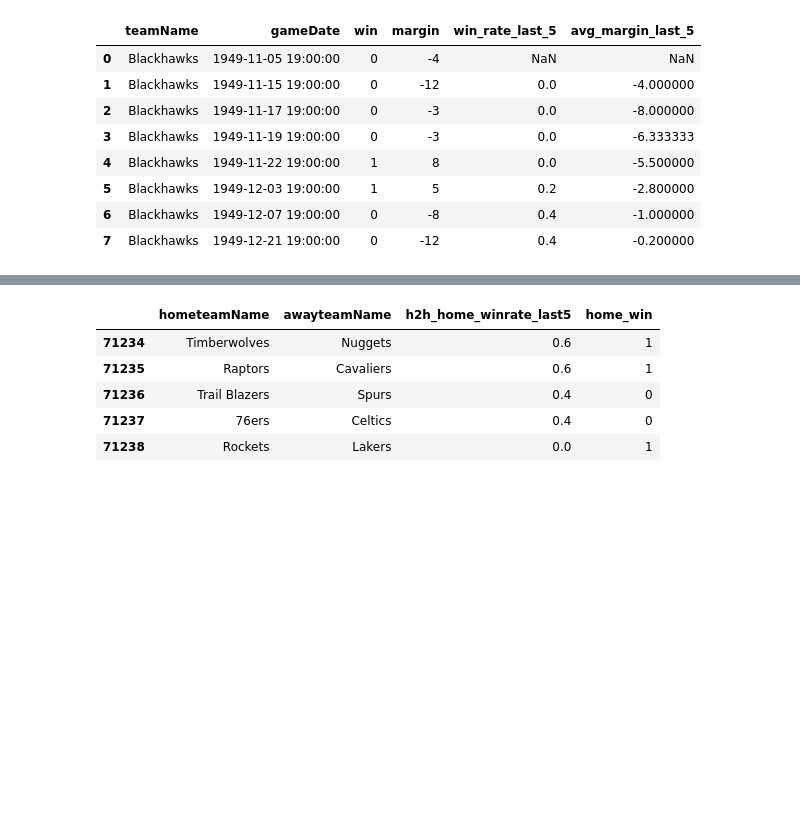
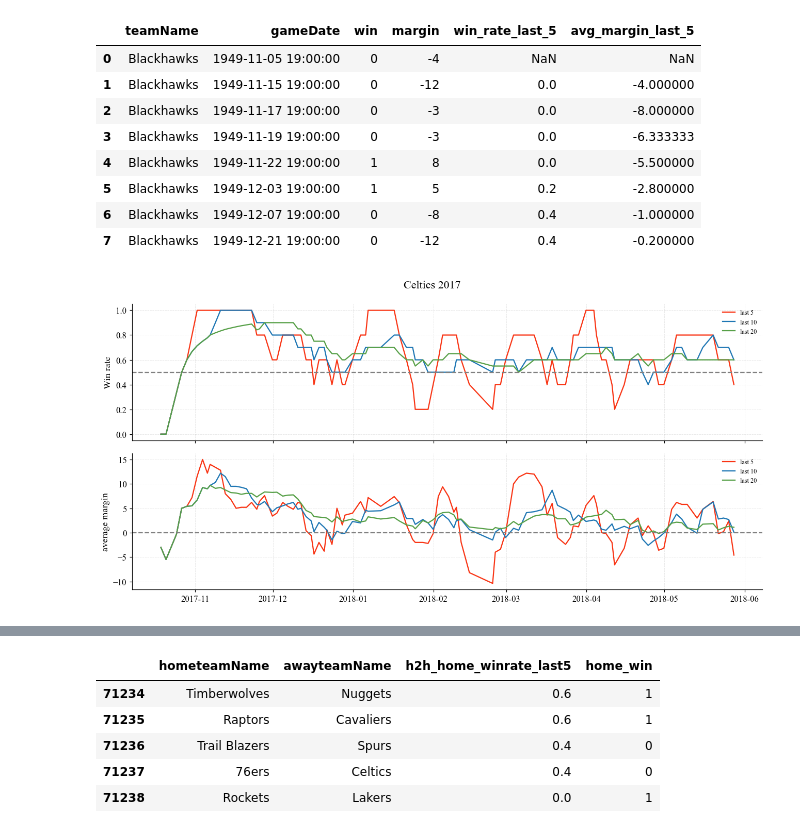
Before and after one commit to klp-data/nba-game-predictor, a Jupyter notebook: notebooks/02_feature_engineering.ipynb, the cells around one changed output, grey strips where cells are left out. Saved outputs shown, nothing was run; the diff lists cells and outputs as text; code cells hidden in the pictures; blank space fills up the shorter version.

```diff
--- a/notebooks/02_feature_engineering.ipynb
+++ b/notebooks/02_feature_engineering.ipynb
@@ -153,3 +164,33 @@ team_games[['teamName', 'gameDate', 'win', 'margin', 'win_rate_last_5', 'avg_mar
 | 5 | Blackhawks | 1949-12-03 19:00:00 | 1 | 5 | 0.2 | -2.800000 |
 | 6 | Blackhawks | 1949-12-07 19:00:00 | 0 | -8 | 0.4 | -1.000000 |
 | 7 | Blackhawks | 1949-12-21 19:00:00 | 0 | -12 | 0.4 | -0.200000 |
+# %%
+# quick check
+team = "Celtics"
+szn = 2017
+
+sample = team_games[
+    (team_games.teamName == team) & (team_games.season == szn)
+].copy()
+
+fig, axes = plt.subplots(2, 1, figsize=(12, 6), sharex=True)
+
+axes[0].plot(sample.gameDate, sample.win_rate_last_5,  label="last 5",  color="#f93414")
+axes[0].plot(sample.gameDate, sample.win_rate_last_10, label="last 10", color="#1f77b4")
+axes[0].plot(sample.gameDate, sample.win_rate_last_20, label="last 20", color="#57A048")
+axes[0].axhline(0.5, color="gray", linestyle="--")
+axes[0].set_ylabel("Win rate")
+axes[0].legend()
+
+axes[1].plot(sample.gameDate, sample.avg_margin_last_5,  label="last 5",  color="#f93414")
+axes[1].plot(sample.gameDate, sample.avg_margin_last_10, label="last 10", color="#1f77b4")
+axes[1].plot(sample.gameDate, sample.avg_margin_last_20, label="last 20", color="#57A048")
+axes[1].axhline(0, color="gray", linestyle="--")
+axes[1].set_ylabel("average margin")
+axes[1].legend()
+
+plt.suptitle(f"{team} {szn}")
+plt.tight_layout()
+plt.show()
+# %% [output]
+[figure, added]
```
Also changed, not shown: parts of 33 cells of this notebook, 1 other file.
